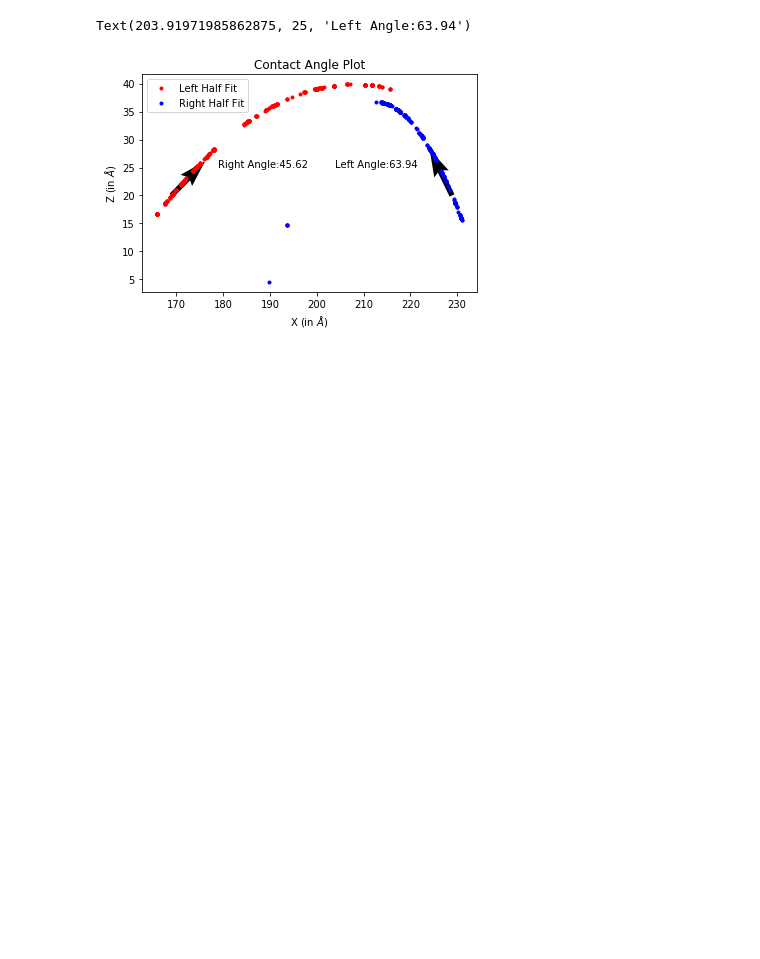
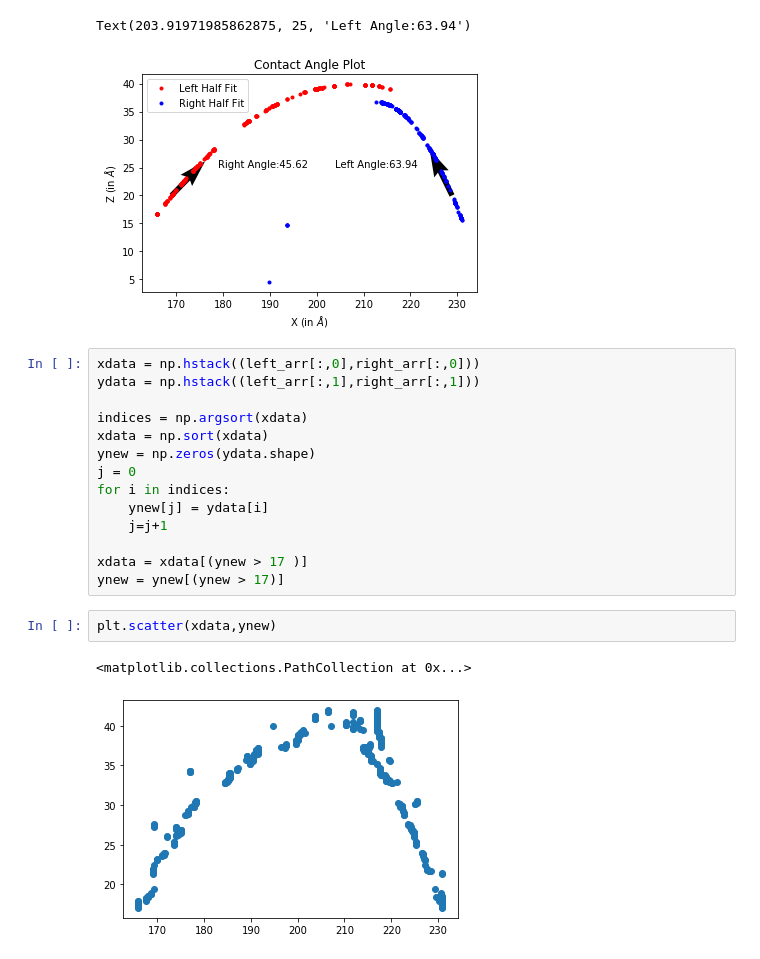
Before and after one commit to Oscuro-Phoenix/MD_Drop_Utils, a Jupyter notebook: Droplet_MD_Util.ipynb, the cells around one changed output. Drawn from its saved outputs; the diff is of its cells as text; blank space fills up the shorter version.

```diff
--- a/Droplet_MD_Util.ipynb
+++ b/Droplet_MD_Util.ipynb
@@ -262,3 +268,22 @@ plt.text(x_at_zlevel-25,zlevel+5,'Left Angle:'+str(left_angle))
 # %% [output]
 Text(203.91971985862875, 25, 'Left Angle:63.94')
 [figure]
+# %%
+xdata = np.hstack((left_arr[:,0],right_arr[:,0]))
+ydata = np.hstack((left_arr[:,1],right_arr[:,1]))
+
+indices = np.argsort(xdata)
+xdata = np.sort(xdata)
+ynew = np.zeros(ydata.shape)
+j = 0
+for i in indices:
+    ynew[j] = ydata[i]
+    j=j+1
+
+xdata = xdata[(ynew > 17 )]
+ynew = ynew[(ynew > 17)]
+# %%
+plt.scatter(xdata,ynew)
+# %% [output]
+<matplotlib.collections.PathCollection at 0x...>
+[figure, added]
```
Also changed, not shown: parts of 7 cells of this notebook.
